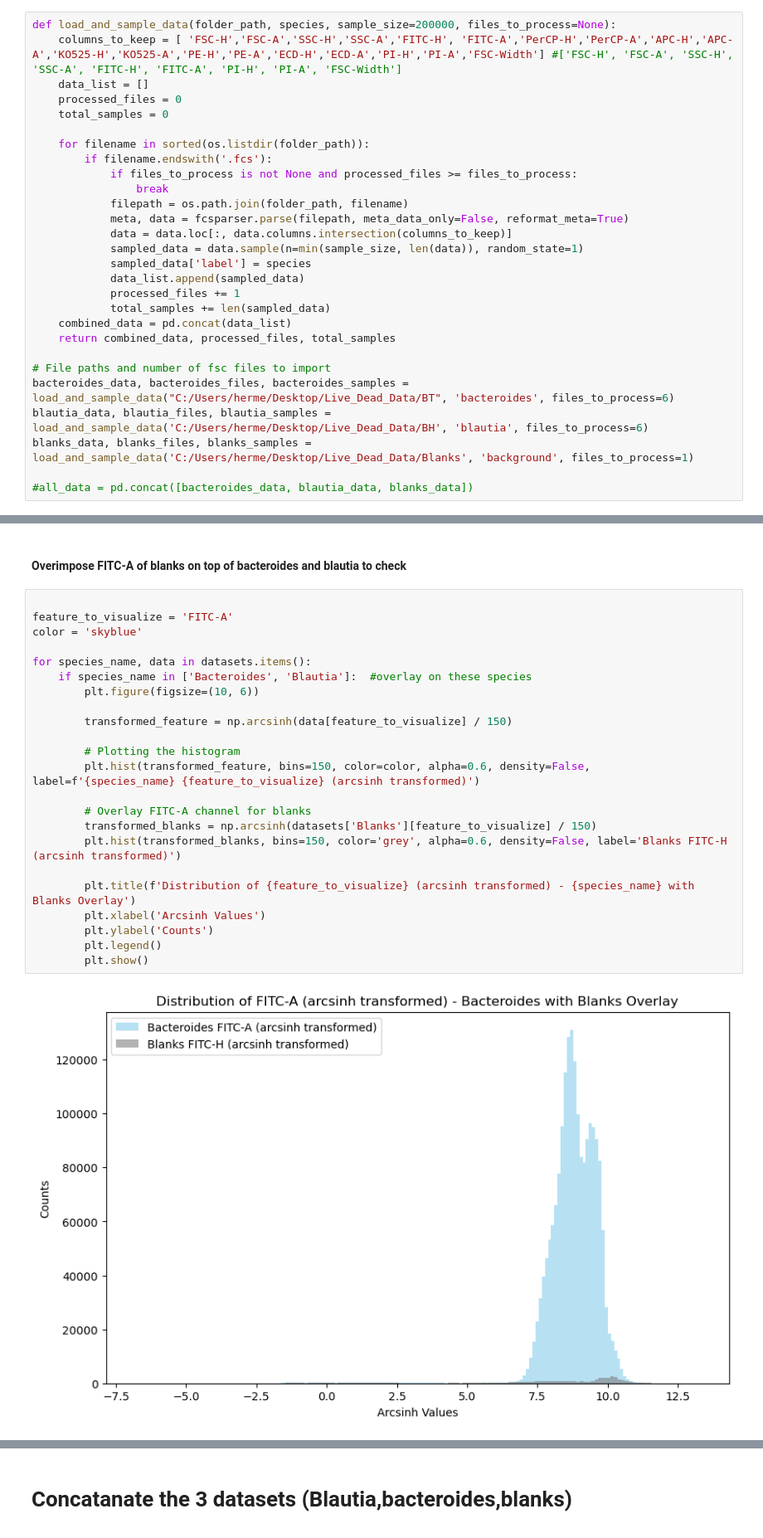
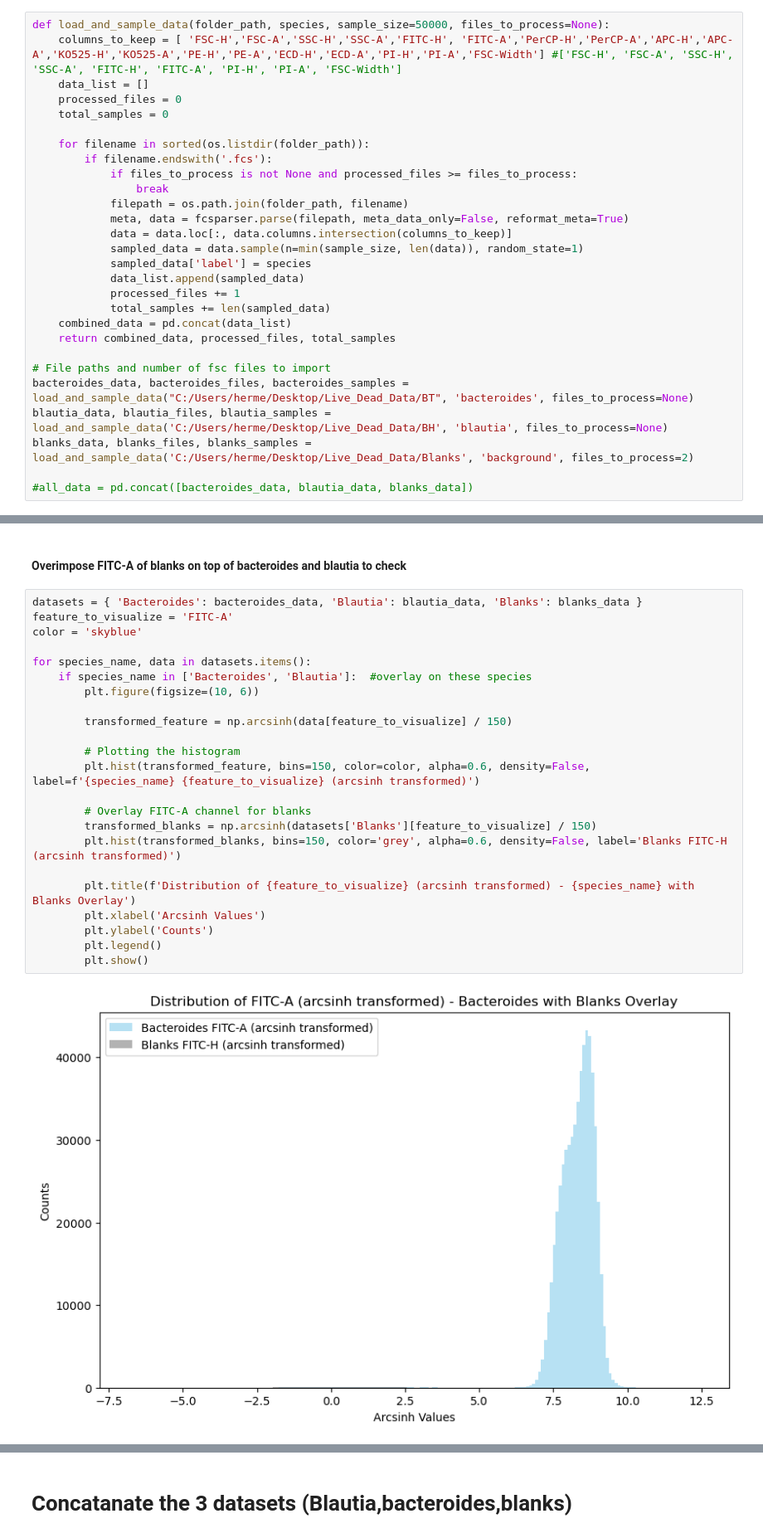
Before and after one commit to ermismd/CellScanner-Neural-Script, a Jupyter notebook: NeuralNetworkPredictions2.ipynb, the cells around one changed output, grey strips where cells are left out. Shown at 83% size. Cells and saved outputs as stored; diff of their text form.

```diff
--- a/NeuralNetworkPredictions2.ipynb
+++ b/NeuralNetworkPredictions2.ipynb
@@ -56,7 +82,7 @@ import matplotlib.pyplot as plt
 # %% [markdown]
 # Import Monoculture Files and Blanks
 # %%
-def load_and_sample_data(folder_path, species, sample_size=200000, files_to_process=None):
+def load_and_sample_data(folder_path, species, sample_size=50000, files_to_process=None):
     columns_to_keep = [ 'FSC-H','FSC-A','SSC-H','SSC-A','FITC-H', 'FITC-A','PerCP-H','PerCP-A','APC-H','APC-A','KO525-H','KO525-A','PE-H','PE-A','ECD-H','ECD-A','PI-H','PI-A','FSC-Width'] #['FSC-H', 'FSC-A', 'SSC-H', 'SSC-A', 'FITC-H', 'FITC-A', 'PI-H', 'PI-A', 'FSC-Width']
     data_list = []
     processed_files = 0
@@ -78,9 +104,9 @@ def load_and_sample_data(folder_path, species, sample_size=200000, files_to_proc
     return combined_data, processed_files, total_samples
 
 # File paths and number of fsc files to import
-bacteroides_data, bacteroides_files, bacteroides_samples = load_and_sample_data("C:/Users/herme/Desktop/Live_Dead_Data/BT", 'bacteroides', files_to_process=6)
-blautia_data, blautia_files, blautia_samples = load_and_sample_data('C:/Users/herme/Desktop/Live_Dead_Data/BH', 'blautia', files_to_process=6)
-blanks_data, blanks_files, blanks_samples = load_and_sample_data('C:/Users/herme/Desktop/Live_Dead_Data/Blanks', 'background', files_to_process=1)
+bacteroides_data, bacteroides_files, bacteroides_samples = load_and_sample_data("C:/Users/herme/Desktop/Live_Dead_Data/BT", 'bacteroides', files_to_process=None)
+blautia_data, blautia_files, blautia_samples = load_and_sample_data('C:/Users/herme/Desktop/Live_Dead_Data/BH', 'blautia', files_to_process=None)
+blanks_data, blanks_files, blanks_samples = load_and_sample_data('C:/Users/herme/Desktop/Live_Dead_Data/Blanks', 'background', files_to_process=2)
 
 #all_data = pd.concat([bacteroides_data, blautia_data, blanks_data])
 # %%
@@ -213,27 +239,27 @@ for species_name, data in datasets.items():
 # %% [markdown]
 #### Overimpose FITC-A of blanks on top of bacteroides and blautia to check
 # %%
-
+datasets = { 'Bacteroides': bacteroides_data, 'Blautia': blautia_data, 'Blanks': blanks_data }
 feature_to_visualize = 'FITC-A'
 color = 'skyblue'
 
 for species_name, data in datasets.items():
     if species_name in ['Bacteroides', 'Blautia']:  #overlay on these species
         plt.figure(figsize=(10, 6))
 
         transformed_feature = np.arcsinh(data[feature_to_visualize] / 150)
 
         # Plotting the histogram
         plt.hist(transformed_feature, bins=150, color=color, alpha=0.6, density=False, label=f'{species_name} {feature_to_visualize} (arcsinh transformed)')
 
         # Overlay FITC-A channel for blanks
         transformed_blanks = np.arcsinh(datasets['Blanks'][feature_to_visualize] / 150)
         plt.hist(transformed_blanks, bins=150, color='grey', alpha=0.6, density=False, label='Blanks FITC-H (arcsinh transformed)')
 
         plt.title(f'Distribution of {feature_to_visualize} (arcsinh transformed) - {species_name} with Blanks Overlay')
         plt.xlabel('Arcsinh Values')
         plt.ylabel('Counts')
         plt.legend()
         plt.show()
 # %% [output]
-[figure, old version]
+[figure, new version]
```
Also changed, not shown: parts of 38 cells of this notebook.
